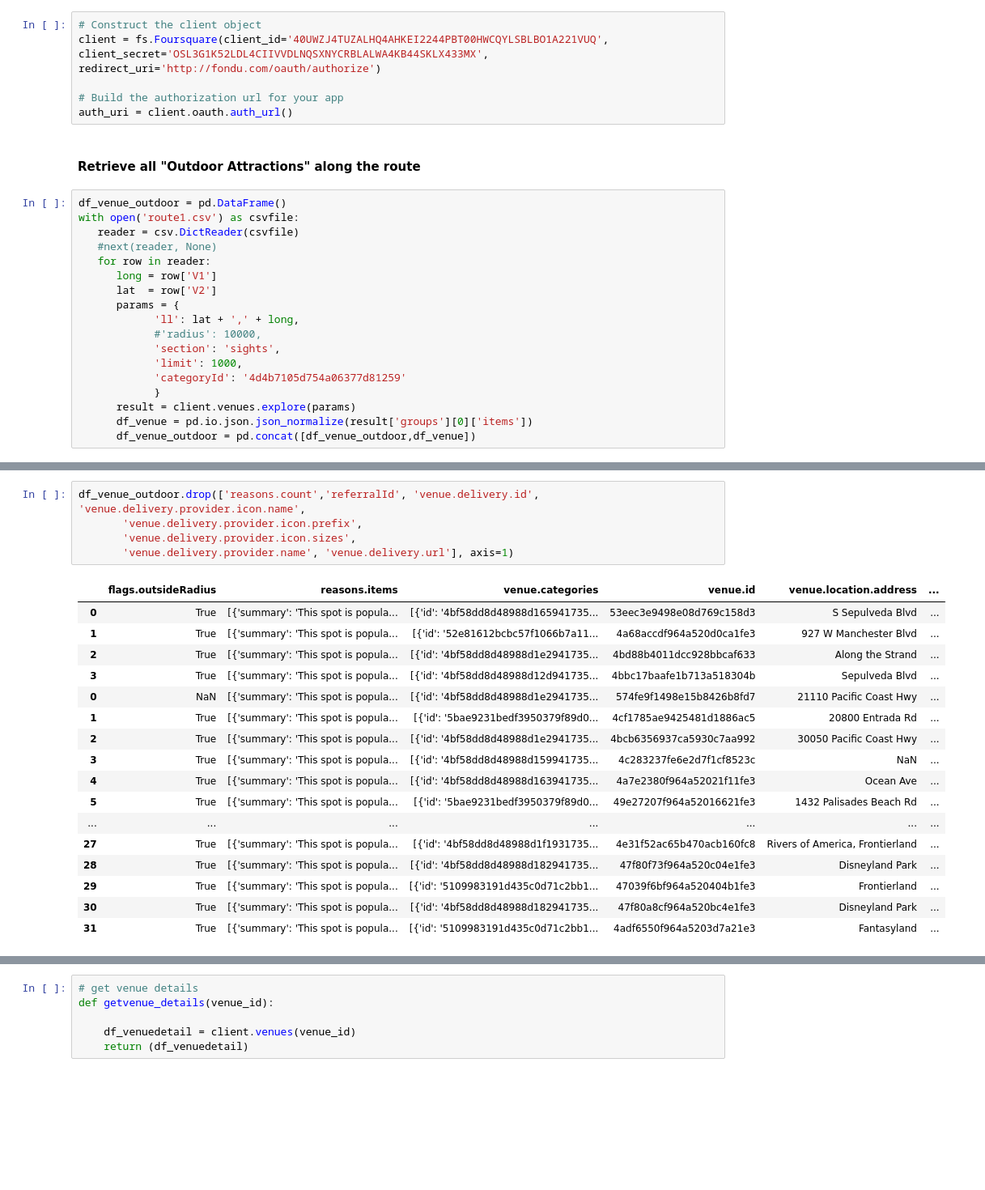
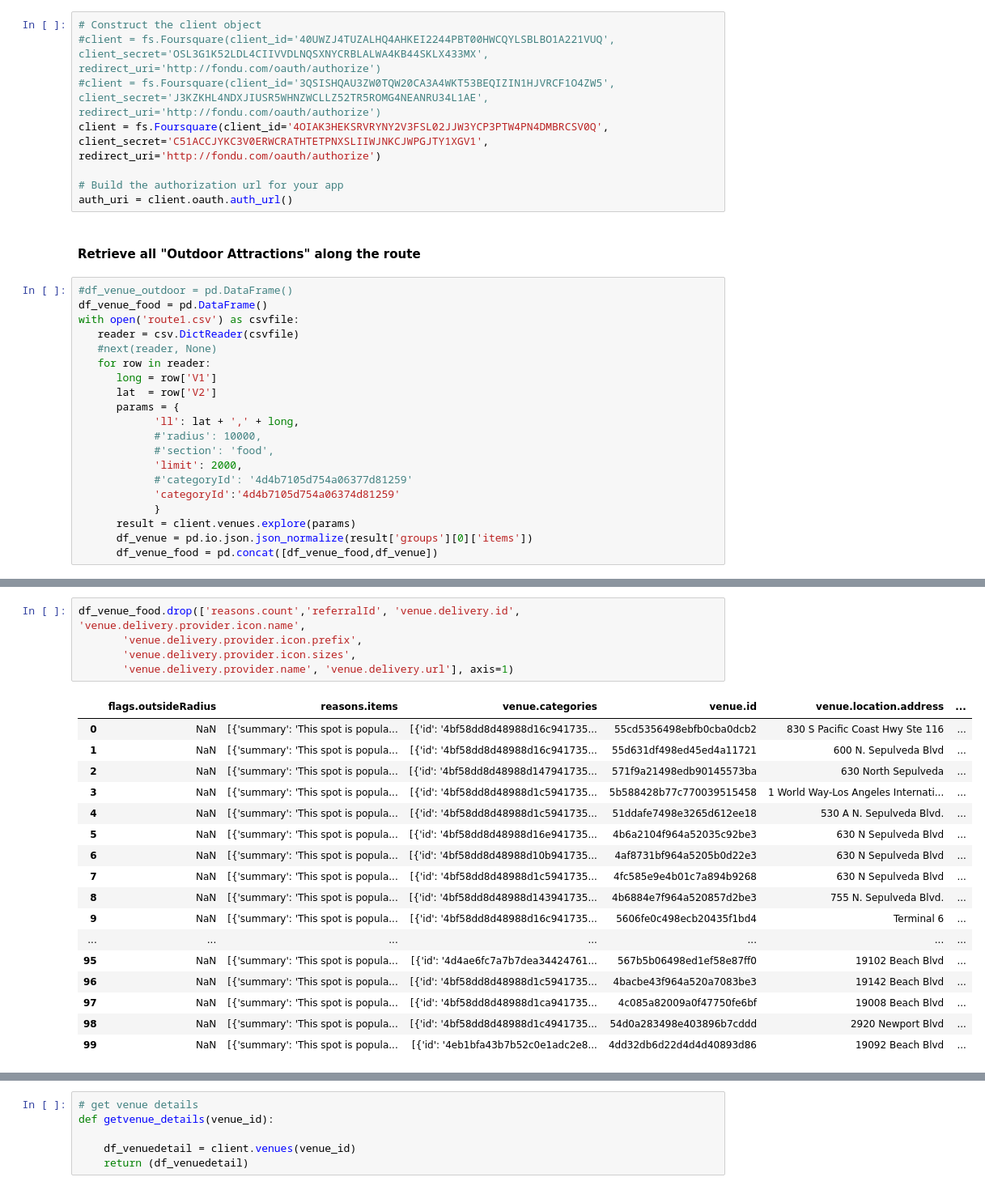
Before and after one commit to subhap15/adventurize, a Jupyter notebook: venues_along_route.ipynb, the cells around one changed output, grey strips where cells are left out. Shown at 81% size. Cells and saved outputs as stored; diff of their text form; blank space fills up the shorter version.

```diff
--- a/venues_along_route.ipynb
+++ b/venues_along_route.ipynb
@@ -13,14 +13,17 @@ from random import randint
 from time import sleep
 # %%
 # Construct the client object
-client = fs.Foursquare(client_id='40UWZJ4TUZALHQ4AHKEI2244PBT00HWCQYLSBLBO1A221VUQ', client_secret='OSL3G1K52LDL4CIIVVDLNQSXNYCRBLALWA4KB44SKLX433MX', redirect_uri='http://fondu.com/oauth/authorize')
+#client = fs.Foursquare(client_id='40UWZJ4TUZALHQ4AHKEI2244PBT00HWCQYLSBLBO1A221VUQ', client_secret='OSL3G1K52LDL4CIIVVDLNQSXNYCRBLALWA4KB44SKLX433MX', redirect_uri='http://fondu.com/oauth/authorize')
+#client = fs.Foursquare(client_id='3QSISHQAU3ZW0TQW20CA3A4WKT53BEQIZIN1HJVRCF1O4ZW5', client_secret='J3KZKHL4NDXJIUSR5WHNZWCLLZ52TR5ROMG4NEANRU34L1AE', redirect_uri='http://fondu.com/oauth/authorize')
+client = fs.Foursquare(client_id='4OIAK3HEKSRVRYNY2V3FSL02JJW3YCP3PTW4PN4DMBRCSV0Q', client_secret='C51ACCJYKC3V0ERWCRATHTETPNXSLIIWJNKCJWPGJTY1XGV1', redirect_uri='http://fondu.com/oauth/authorize')
 
 # Build the authorization url for your app
 auth_uri = client.oauth.auth_url()
 # %% [markdown]
 #### Retrieve all "Outdoor Attractions" along the route
 # %%
-df_venue_outdoor = pd.DataFrame()
+#df_venue_outdoor = pd.DataFrame()
+df_venue_food = pd.DataFrame()
 with open('route1.csv') as csvfile:
    reader = csv.DictReader(csvfile)
    #next(reader, None)
@@ -30,10 +33,11 @@ with open('route1.csv') as csvfile:
       params = {
             'll': lat + ',' + long,
             #'radius': 10000,
-            'section': 'sights',
-            'limit': 1000,
-            'categoryId': '4d4b7105d754a06377d81259'
+            #'section': 'food',
+            'limit': 2000,
+            #'categoryId': '4d4b7105d754a06377d81259'
+            'categoryId':'4d4b7105d754a06374d81259'
             }
       result = client.venues.explore(params)
       df_venue = pd.io.json.json_normalize(result['groups'][0]['items'])
-      df_venue_outdoor = pd.concat([df_venue_outdoor,df_venue])
+      df_venue_food = pd.concat([df_venue_food,df_venue])
@@ -61,25 +86,25 @@ array(['flags.outsideRadius', 'reasons.count', 'reasons.items',
        'venue.location.state', 'venue.name', 'venue.photos.count',
        'venue.photos.groups', 'venue.venuePage.id'], dtype=object)
 # %%
-df_venue_outdoor.drop(['reasons.count','referralId', 'venue.delivery.id', 'venue.delivery.provider.icon.name',
+df_venue_food.drop(['reasons.count','referralId', 'venue.delivery.id', 'venue.delivery.provider.icon.name',
        'venue.delivery.provider.icon.prefix',
        'venue.delivery.provider.icon.sizes',
        'venue.delivery.provider.name', 'venue.delivery.url'], axis=1)
 # %% [output]
 |  | flags.outsideRadius | reasons.items | venue.categories | venue.id | venue.location.address | ... |
-| 0 | True | [{'summary': 'This spot is popula... | [{'id': '4bf58dd8d48988d165941735... | 53eec3e9498e08d769c158d3 | S Sepulveda Blvd | ... |
-| 1 | True | [{'summary': 'This spot is popula... | [{'id': '52e81612bcbc57f1066b7a11... | 4a68accdf964a520d0ca1fe3 | 927 W Manchester Blvd | ... |
-| 2 | True | [{'summary': 'This spot is popula... | [{'id': '4bf58dd8d48988d1e2941735... | 4bd88b4011dcc928bbcaf633 | Along the Strand | ... |
-| 3 | True | [{'summary': 'This spot is popula... | [{'id': '4bf58dd8d48988d12d941735... | 4bbc17baafe1b713a518304b | Sepulveda Blvd | ... |
-| 0 | NaN | [{'summary': 'This spot is popula... | [{'id': '4bf58dd8d48988d1e2941735... | 574fe9f1498e15b8426b8fd7 | 21110 Pacific Coast Hwy | ... |
-| 1 | True | [{'summary': 'This spot is popula... | [{'id': '5bae9231bedf3950379f89d0... | 4cf1785ae9425481d1886ac5 | 20800 Entrada Rd | ... |
-| 2 | True | [{'summary': 'This spot is popula... | [{'id': '4bf58dd8d48988d1e2941735... | 4bcb6356937ca5930c7aa992 | 30050 Pacific Coast Hwy | ... |
-| 3 | True | [{'summary': 'This spot is popula... | [{'id': '4bf58dd8d48988d159941735... | 4c283237fe6e2d7f1cf8523c | NaN | ... |
-| 4 | True | [{'summary': 'This spot is popula... | [{'id': '4bf58dd8d48988d163941735... | 4a7e2380f964a52021f11fe3 | Ocean Ave | ... |
-| 5 | True | [{'summary': 'This spot is popula... | [{'id': '5bae9231bedf3950379f89d0... | 49e27207f964a52016621fe3 | 1432 Palisades Beach Rd | ... |
+| 0 | NaN | [{'summary': 'This spot is popula... | [{'id': '4bf58dd8d48988d16c941735... | 55cd5356498ebfb0cba0dcb2 | 830 S Pacific Coast Hwy Ste 116 | ... |
+| 1 | NaN | [{'summary': 'This spot is popula... | [{'id': '4bf58dd8d48988d16c941735... | 55d631df498ed45ed4a11721 | 600 N. Sepulveda Blvd | ... |
+| 2 | NaN | [{'summary': 'This spot is popula... | [{'id': '4bf58dd8d48988d147941735... | 571f9a21498edb90145573ba | 630 North Sepulveda | ... |
+| 3 | NaN | [{'summary': 'This spot is popula... | [{'id': '4bf58dd8d48988d1c5941735... | 5b588428b77c770039515458 | 1 World Way-Los Angeles Internati... | ... |
+| 4 | NaN | [{'summary': 'This spot is popula... | [{'id': '4bf58dd8d48988d1c5941735... | 51ddafe7498e3265d612ee18 | 530 A N. Sepulveda Blvd. | ... |
+| 5 | NaN | [{'summary': 'This spot is popula... | [{'id': '4bf58dd8d48988d16e941735... | 4b6a2104f964a52035c92be3 | 630 N Sepulveda Blvd | ... |
+| 6 | NaN | [{'summary': 'This spot is popula... | [{'id': '4bf58dd8d48988d10b941735... | 4af8731bf964a5205b0d22e3 | 630 N Sepulveda Blvd | ... |
+| 7 | NaN | [{'summary': 'This spot is popula... | [{'id': '4bf58dd8d48988d1c5941735... | 4fc585e9e4b01c7a894b9268 | 630 N Sepulveda Blvd | ... |
+| 8 | NaN | [{'summary': 'This spot is popula... | [{'id': '4bf58dd8d48988d143941735... | 4b6884e7f964a520857d2be3 | 755 N. Sepulveda Blvd. | ... |
+| 9 | NaN | [{'summary': 'This spot is popula... | [{'id': '4bf58dd8d48988d16c941735... | 5606fe0c498ecb20435f1bd4 | Terminal 6 | ... |
 | ... | ... | ... | ... | ... | ... | ... |
-| 27 | True | [{'summary': 'This spot is popula... | [{'id': '4bf58dd8d48988d1f1931735... | 4e31f52ac65b470acb160fc8 | Rivers of America, Frontierland | ... |
-| 28 | True | [{'summary': 'This spot is popula... | [{'id': '4bf58dd8d48988d182941735... | 47f80f73f964a520c04e1fe3 | Disneyland Park | ... |
-| 29 | True | [{'summary': 'This spot is popula... | [{'id': '5109983191d435c0d71c2bb1... | 47039f6bf964a520404b1fe3 | Frontierland | ... |
-| 30 | True | [{'summary': 'This spot is popula... | [{'id': '4bf58dd8d48988d182941735... | 47f80a8cf964a520bc4e1fe3 | Disneyland Park | ... |
-| 31 | True | [{'summary': 'This spot is popula... | [{'id': '5109983191d435c0d71c2bb1... | 4adf6550f964a5203d7a21e3 | Fantasyland | ... |
+| 95 | NaN | [{'summary': 'This spot is popula... | [{'id': '4d4ae6fc7a7b7dea34424761... | 567b5b06498ed1ef58e87ff0 | 19102 Beach Blvd | ... |
+| 96 | NaN | [{'summary': 'This spot is popula... | [{'id': '4bf58dd8d48988d1c5941735... | 4bacbe43f964a520a7083be3 | 19142 Beach Blvd | ... |
+| 97 | NaN | [{'summary': 'This spot is popula... | [{'id': '4bf58dd8d48988d1ca941735... | 4c085a82009a0f47750fe6bf | 19008 Beach Blvd | ... |
+| 98 | NaN | [{'summary': 'This spot is popula... | [{'id': '4bf58dd8d48988d1c4941735... | 54d0a283498e403896b7cddd | 2920 Newport Blvd | ... |
+| 99 | NaN | [{'summary': 'This spot is popula... | [{'id': '4eb1bfa43b7b52c0e1adc2e8... | 4dd32db6d22d4d4d40893d86 | 19092 Beach Blvd | ... |
```
Also changed, not shown: parts of 15 cells of this notebook, 2 other files.
